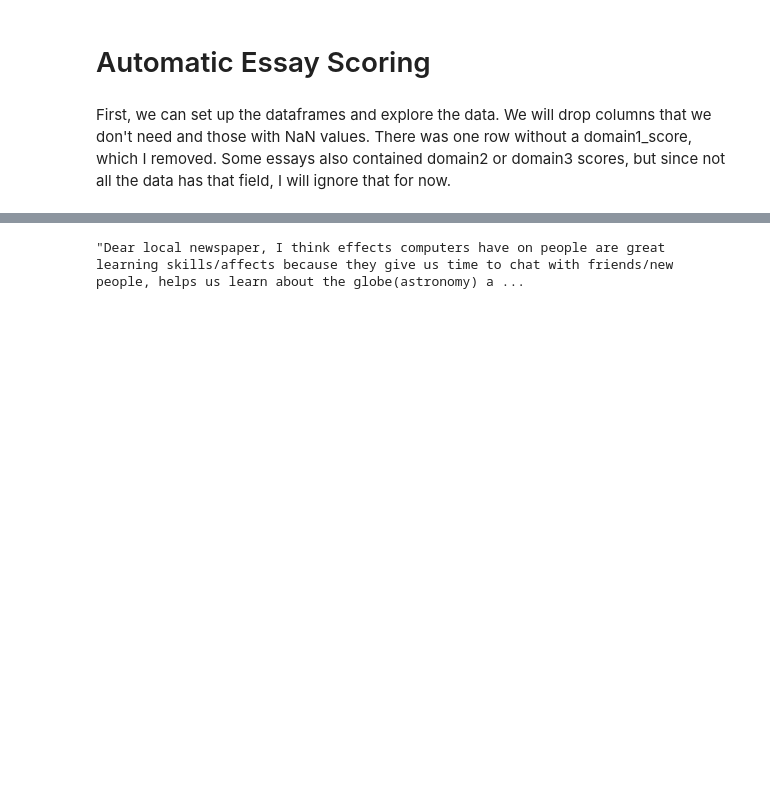
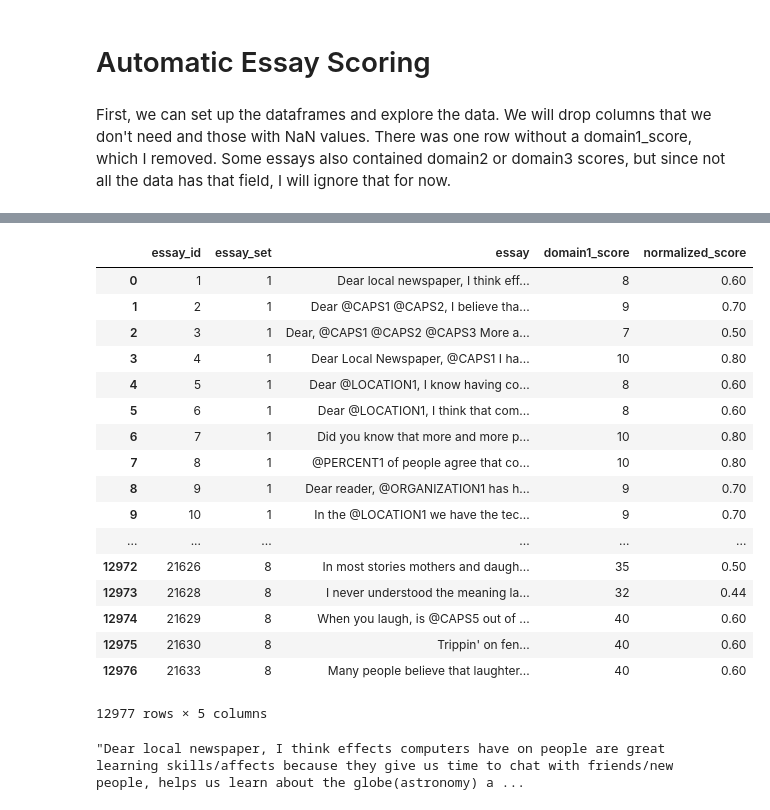
Before and after one commit to bronwynbiro/AutomatedEssayGrading, a Jupyter notebook: project.ipynb, the cells around one changed output, grey strips where cells are left out. Saved outputs shown, nothing was run; the diff lists cells and outputs as text; code cells hidden in the pictures; blank space fills up the shorter version.

```diff
--- a/project.ipynb
+++ b/project.ipynb
@@ -34,3 +117,24 @@ df.head()
+# %%
+df
+# %% [output]
+|  | essay_id | essay_set | essay | domain1_score | normalized_score |
+| 0 | 1 | 1 | Dear local newspaper, I think eff... | 8 | 0.60 |
+| 1 | 2 | 1 | Dear @CAPS1 @CAPS2, I believe tha... | 9 | 0.70 |
+| 2 | 3 | 1 | Dear, @CAPS1 @CAPS2 @CAPS3 More a... | 7 | 0.50 |
+| 3 | 4 | 1 | Dear Local Newspaper, @CAPS1 I ha... | 10 | 0.80 |
+| 4 | 5 | 1 | Dear @LOCATION1, I know having co... | 8 | 0.60 |
+| 5 | 6 | 1 | Dear @LOCATION1, I think that com... | 8 | 0.60 |
+| 6 | 7 | 1 | Did you know that more and more p... | 10 | 0.80 |
+| 7 | 8 | 1 | @PERCENT1 of people agree that co... | 10 | 0.80 |
+| 8 | 9 | 1 | Dear reader, @ORGANIZATION1 has h... | 9 | 0.70 |
+| 9 | 10 | 1 | In the @LOCATION1 we have the tec... | 9 | 0.70 |
+| ... | ... | ... | ... | ... | ... |
+| 12972 | 21626 | 8 | In most stories mothers and daugh... | 35 | 0.50 |
+| 12973 | 21628 | 8 | I never understood the meaning la... | 32 | 0.44 |
+| 12974 | 21629 | 8 | When you laugh, is @CAPS5 out of ... | 40 | 0.60 |
+| 12975 | 21630 | 8 | Trippin' on fen... | 40 | 0.60 |
+| 12976 | 21633 | 8 | Many people believe that laughter... | 40 | 0.60 |
+12977 rows × 5 columns
 # %%
 essays = df['essay']
 essays[0]
```
Also changed, not shown: parts of 13 cells of this notebook.
